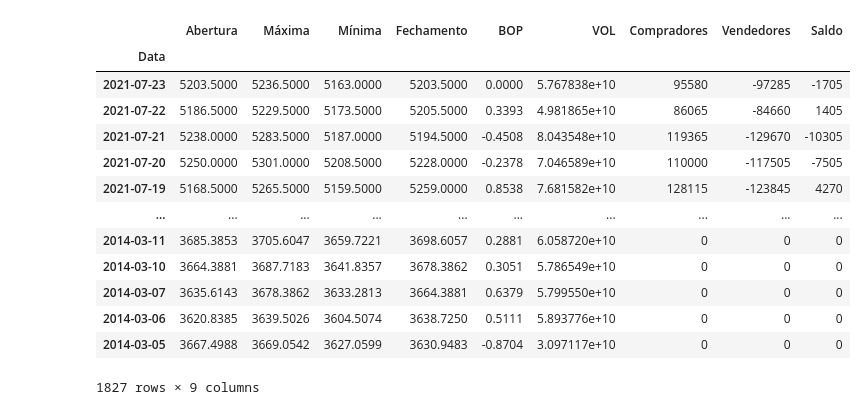
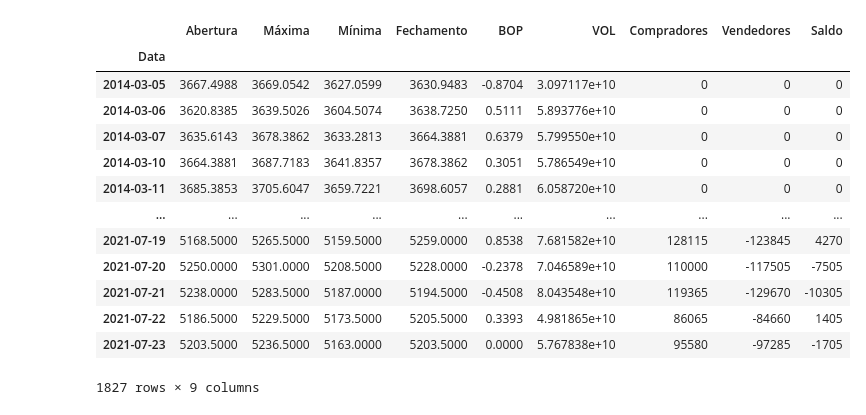
Before and after one commit to caiquemiranda/machine-learning-finance-python, a Jupyter notebook: RL.ipynb, the cells around one changed output. Drawn from its saved outputs; the diff is of its cells as text; code cells hidden in the pictures.

```diff
--- a/RL.ipynb
+++ b/RL.ipynb
@@ -13,19 +16,20 @@ from sklearn.preprocessing import MinMaxScaler
 # %%
 dolar_df = pd.read_csv('./data-projects/dolar_D_2307.csv')
 dolar_df.set_index('Data', inplace=True)
+dolar_df = dolar_df[::-1]
 dolar_df
 # %% [output]
 |  | Abertura | Máxima | Mínima | Fechamento | BOP | VOL | Compradores | Vendedores | Saldo |
 | Data |  |  |  |  |  |  |  |  |  |
+| 2014-03-05 | 3667.4988 | 3669.0542 | 3627.0599 | 3630.9483 | -0.8704 | 3.097117e+10 | 0 | 0 | 0 |
+| 2014-03-06 | 3620.8385 | 3639.5026 | 3604.5074 | 3638.7250 | 0.5111 | 5.893776e+10 | 0 | 0 | 0 |
+| 2014-03-07 | 3635.6143 | 3678.3862 | 3633.2813 | 3664.3881 | 0.6379 | 5.799550e+10 | 0 | 0 | 0 |
+| 2014-03-10 | 3664.3881 | 3687.7183 | 3641.8357 | 3678.3862 | 0.3051 | 5.786549e+10 | 0 | 0 | 0 |
+| 2014-03-11 | 3685.3853 | 3705.6047 | 3659.7221 | 3698.6057 | 0.2881 | 6.058720e+10 | 0 | 0 | 0 |
+| ... | ... | ... | ... | ... | ... | ... | ... | ... | ... |
+| 2021-07-19 | 5168.5000 | 5265.5000 | 5159.5000 | 5259.0000 | 0.8538 | 7.681582e+10 | 128115 | -123845 | 4270 |
+| 2021-07-20 | 5250.0000 | 5301.0000 | 5208.5000 | 5228.0000 | -0.2378 | 7.046589e+10 | 110000 | -117505 | -7505 |
+| 2021-07-21 | 5238.0000 | 5283.5000 | 5187.0000 | 5194.5000 | -0.4508 | 8.043548e+10 | 119365 | -129670 | -10305 |
+| 2021-07-22 | 5186.5000 | 5229.5000 | 5173.5000 | 5205.5000 | 0.3393 | 4.981865e+10 | 86065 | -84660 | 1405 |
 | 2021-07-23 | 5203.5000 | 5236.5000 | 5163.0000 | 5203.5000 | 0.0000 | 5.767838e+10 | 95580 | -97285 | -1705 |
-| 2021-07-22 | 5186.5000 | 5229.5000 | 5173.5000 | 5205.5000 | 0.3393 | 4.981865e+10 | 86065 | -84660 | 1405 |
-| 2021-07-21 | 5238.0000 | 5283.5000 | 5187.0000 | 5194.5000 | -0.4508 | 8.043548e+10 | 119365 | -129670 | -10305 |
-| 2021-07-20 | 5250.0000 | 5301.0000 | 5208.5000 | 5228.0000 | -0.2378 | 7.046589e+10 | 110000 | -117505 | -7505 |
-| 2021-07-19 | 5168.5000 | 5265.5000 | 5159.5000 | 5259.0000 | 0.8538 | 7.681582e+10 | 128115 | -123845 | 4270 |
-| ... | ... | ... | ... | ... | ... | ... | ... | ... | ... |
-| 2014-03-11 | 3685.3853 | 3705.6047 | 3659.7221 | 3698.6057 | 0.2881 | 6.058720e+10 | 0 | 0 | 0 |
-| 2014-03-10 | 3664.3881 | 3687.7183 | 3641.8357 | 3678.3862 | 0.3051 | 5.786549e+10 | 0 | 0 | 0 |
-| 2014-03-07 | 3635.6143 | 3678.3862 | 3633.2813 | 3664.3881 | 0.6379 | 5.799550e+10 | 0 | 0 | 0 |
-| 2014-03-06 | 3620.8385 | 3639.5026 | 3604.5074 | 3638.7250 | 0.5111 | 5.893776e+10 | 0 | 0 | 0 |
-| 2014-03-05 | 3667.4988 | 3669.0542 | 3627.0599 | 3630.9483 | -0.8704 | 3.097117e+10 | 0 | 0 | 0 |
 1827 rows × 9 columns
```
Also changed, not shown: parts of 41 cells of this notebook.
